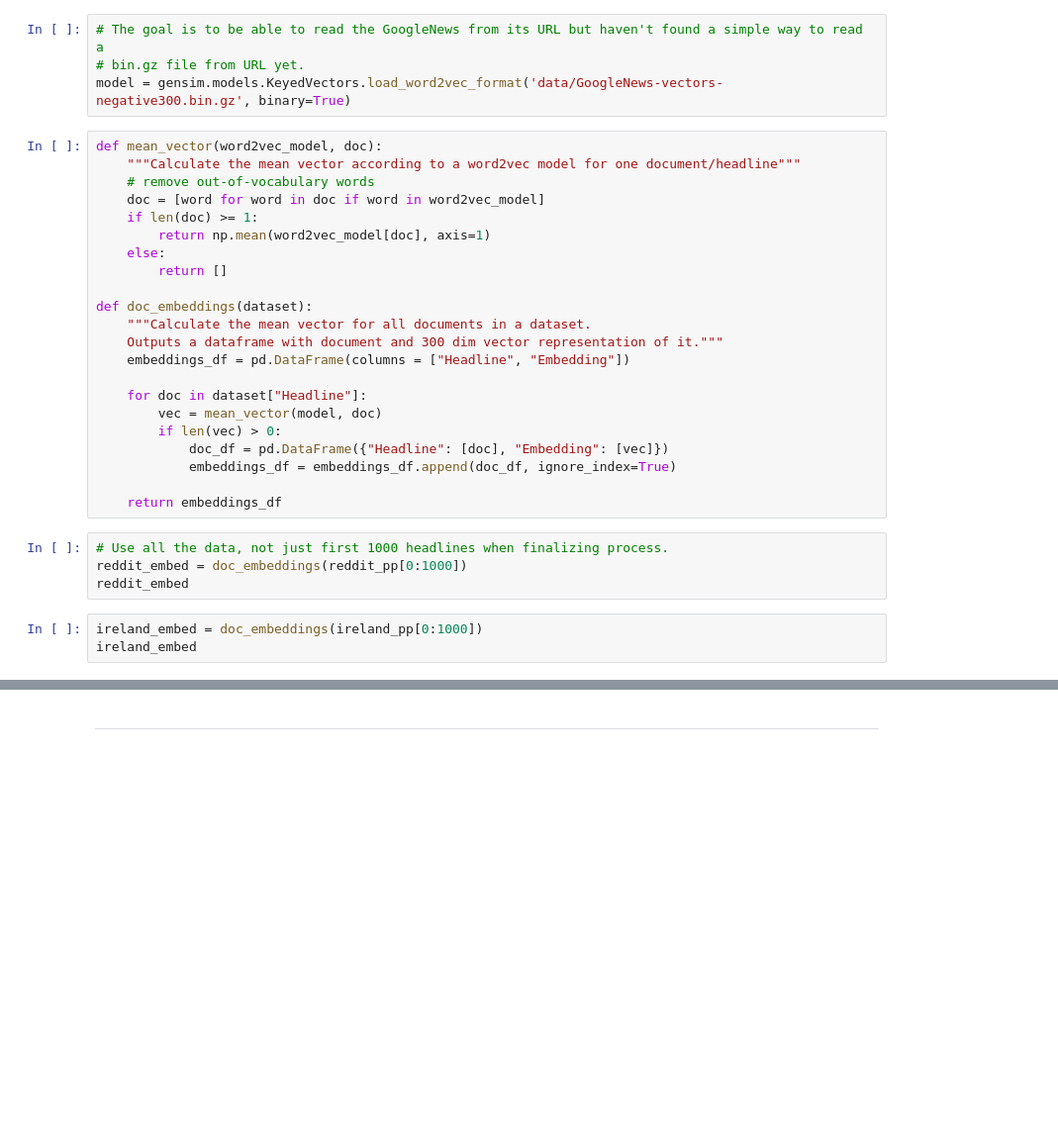
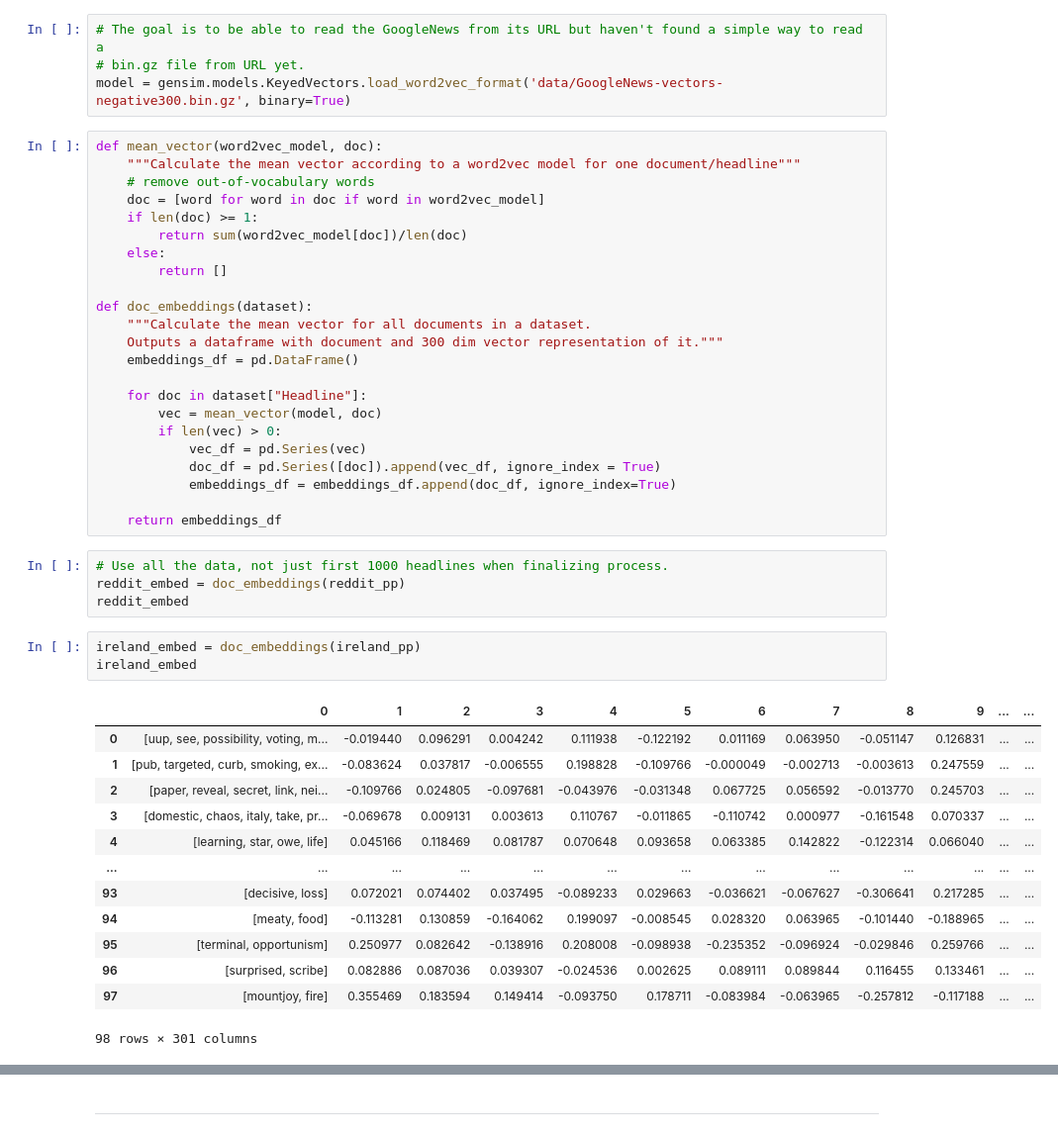
Before and after one commit to norahahr/TMproject, a Jupyter notebook: TM Group Project.ipynb, the cells around one changed output, grey strips where cells are left out. Shown at 99% size. Saved outputs shown, nothing was run; the diff lists cells and outputs as text; blank space fills up the shorter version.

Commit message:
Add clustering and change format of sentence embeddings

```diff
--- a/TM Group Project.ipynb
+++ b/TM Group Project.ipynb
@@ -153,26 +158,41 @@ def mean_vector(word2vec_model, doc):
     # remove out-of-vocabulary words
     doc = [word for word in doc if word in word2vec_model]
     if len(doc) >= 1:
-        return np.mean(word2vec_model[doc], axis=1)
+        return sum(word2vec_model[doc])/len(doc)
     else:
         return []
 
 def doc_embeddings(dataset):
     """Calculate the mean vector for all documents in a dataset.
     Outputs a dataframe with document and 300 dim vector representation of it."""
-    embeddings_df = pd.DataFrame(columns = ["Headline", "Embedding"])
+    embeddings_df = pd.DataFrame()
 
     for doc in dataset["Headline"]:
         vec = mean_vector(model, doc)
         if len(vec) > 0:
-            doc_df = pd.DataFrame({"Headline": [doc], "Embedding": [vec]})
+            vec_df = pd.Series(vec)
+            doc_df = pd.Series([doc]).append(vec_df, ignore_index = True)
             embeddings_df = embeddings_df.append(doc_df, ignore_index=True)
 
     return embeddings_df
 # %%
 # Use all the data, not just first 1000 headlines when finalizing process.
-reddit_embed = doc_embeddings(reddit_pp[0:1000])
+reddit_embed = doc_embeddings(reddit_pp)
 reddit_embed
 # %%
-ireland_embed = doc_embeddings(ireland_pp[0:1000])
+ireland_embed = doc_embeddings(ireland_pp)
 ireland_embed
+# %% [output]
+|  | 0 | 1 | 2 | 3 | 4 | 5 | 6 | 7 | 8 | 9 | ... | ... |
+| 0 | [uup, see, possibility, voting, m... | -0.019440 | 0.096291 | 0.004242 | 0.111938 | -0.122192 | 0.011169 | 0.063950 | -0.051147 | 0.126831 | ... | ... |
+| 1 | [pub, targeted, curb, smoking, ex... | -0.083624 | 0.037817 | -0.006555 | 0.198828 | -0.109766 | -0.000049 | -0.002713 | -0.003613 | 0.247559 | ... | ... |
+| 2 | [paper, reveal, secret, link, nei... | -0.109766 | 0.024805 | -0.097681 | -0.043976 | -0.031348 | 0.067725 | 0.056592 | -0.013770 | 0.245703 | ... | ... |
+| 3 | [domestic, chaos, italy, take, pr... | -0.069678 | 0.009131 | 0.003613 | 0.110767 | -0.011865 | -0.110742 | 0.000977 | -0.161548 | 0.070337 | ... | ... |
+| 4 | [learning, star, owe, life] | 0.045166 | 0.118469 | 0.081787 | 0.070648 | 0.093658 | 0.063385 | 0.142822 | -0.122314 | 0.066040 | ... | ... |
+| ... | ... | ... | ... | ... | ... | ... | ... | ... | ... | ... | ... | ... |
+| 93 | [decisive, loss] | 0.072021 | 0.074402 | 0.037495 | -0.089233 | 0.029663 | -0.036621 | -0.067627 | -0.306641 | 0.217285 | ... | ... |
+| 94 | [meaty, food] | -0.113281 | 0.130859 | -0.164062 | 0.199097 | -0.008545 | 0.028320 | 0.063965 | -0.101440 | -0.188965 | ... | ... |
+| 95 | [terminal, opportunism] | 0.250977 | 0.082642 | -0.138916 | 0.208008 | -0.098938 | -0.235352 | -0.096924 | -0.029846 | 0.259766 | ... | ... |
+| 96 | [surprised, scribe] | 0.082886 | 0.087036 | 0.039307 | -0.024536 | 0.002625 | 0.089111 | 0.089844 | 0.116455 | 0.133461 | ... | ... |
+| 97 | [mountjoy, fire] | 0.355469 | 0.183594 | 0.149414 | -0.093750 | 0.178711 | -0.083984 | -0.063965 | -0.257812 | -0.117188 | ... | ... |
+98 rows × 301 columns
```
Also changed, not shown: parts of 11 cells of this notebook.
